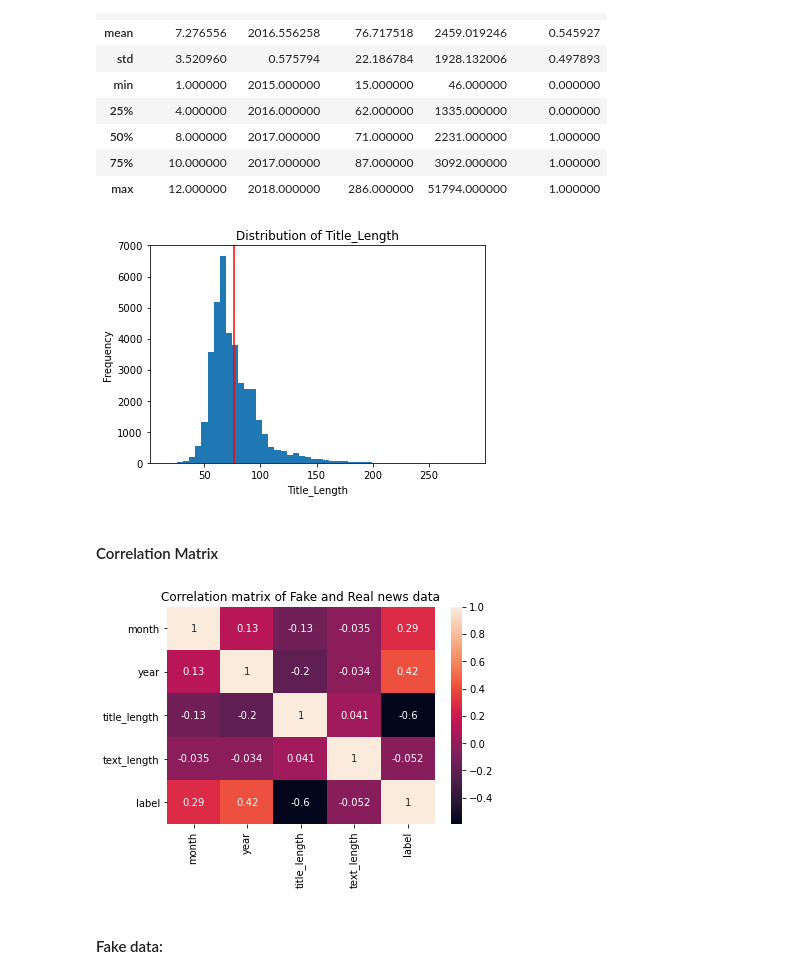
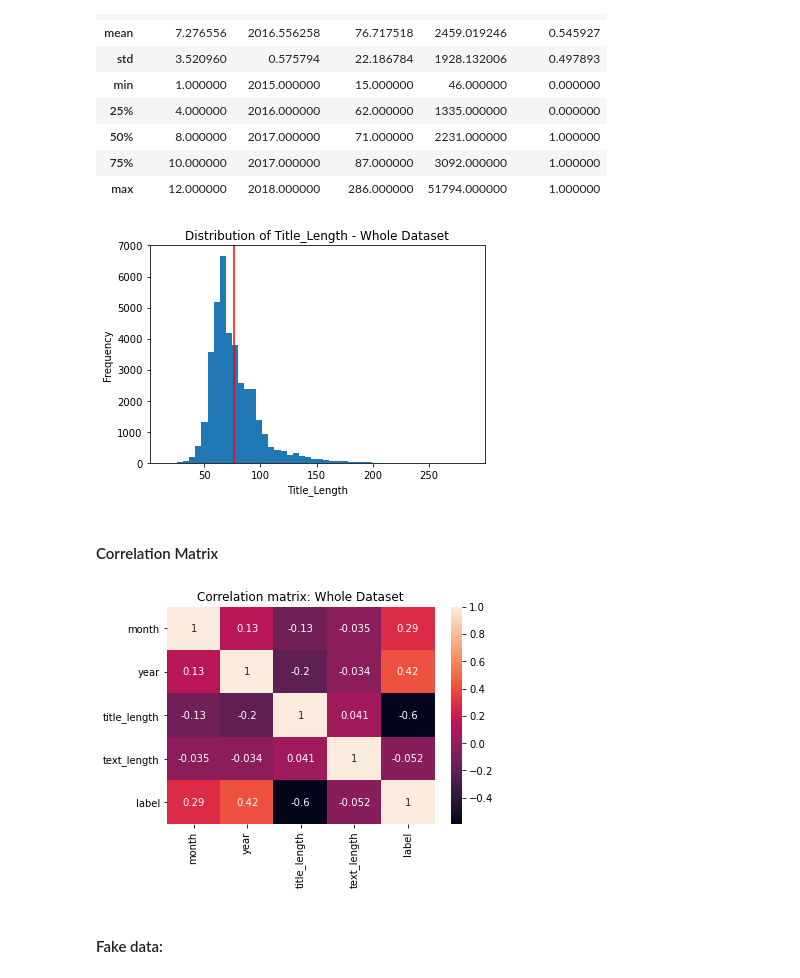
Before and after one commit to ssatti0/Fake-and-Real-News, a Jupyter notebook: Statistical Analysis.ipynb, the cells around one changed output. Cells and saved outputs as stored; diff of their text form; code cells hidden in the pictures.

```diff
--- a/Statistical Analysis.ipynb
+++ b/Statistical Analysis.ipynb
@@ -53,20 +52,20 @@ All2.describe() # basic stats
 # %%
 # Overall distribution of dataset:
 _ = plt.hist(All2.title_length, bins=50)
 _ = plt.xlabel('Title_Length')
 _ = plt.ylabel('Frequency')
-_ = plt.title('Distribution of Title_Length')
+_ = plt.title('Distribution of Title_Length - Whole Dataset')
 _ = plt.axvline(76.7, color='r')   # mean of data
 # %% [output]
-[figure, old version]
+[figure, new version]
 # %% [markdown]
 #### Correlation Matrix
 # %%
 sns.heatmap(All2.corr(), annot=True)
-plt.title("Correlation matrix of Fake and Real news data")
+plt.title("Correlation matrix: Whole Dataset")
 plt.show();
 # %% [output]
-[figure, old version]
+[figure, new version]
 # %% [markdown]
 #### Fake data:
 # %%
```
Also changed, not shown: parts of 4 cells of this notebook.
